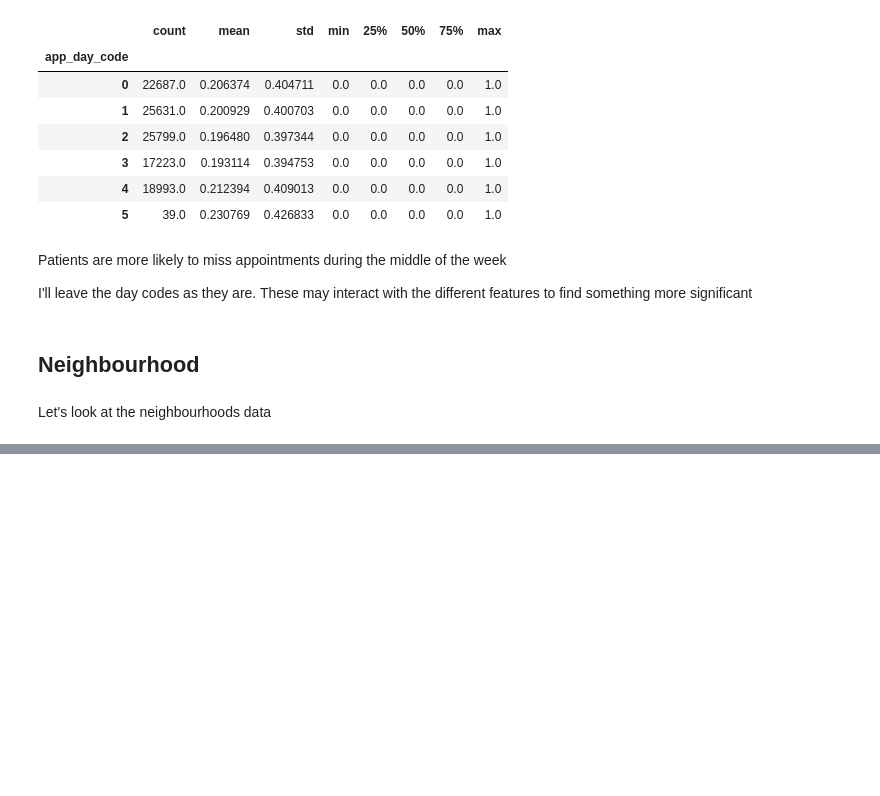
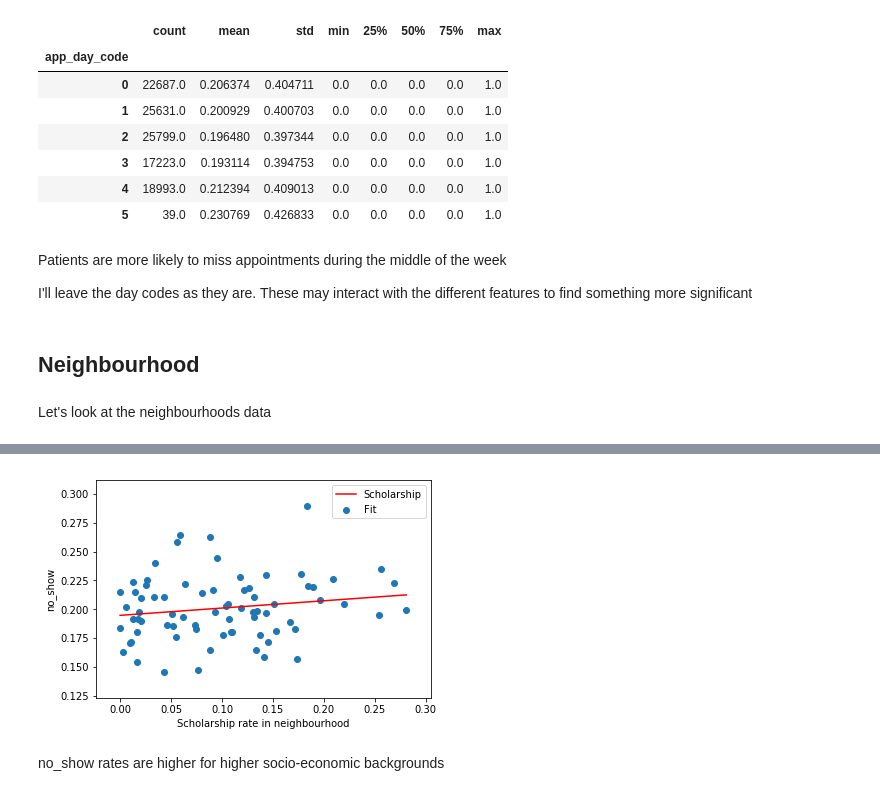
Before and after one commit to idotsuk/patients_no_show, a Jupyter notebook: patient_no_show.ipynb, the cells around one changed output, grey strips where cells are left out. Cells and saved outputs as stored; diff of their text form; code cells hidden in the pictures; blank space fills up the shorter version.

```diff
--- a/patient_no_show.ipynb
+++ b/patient_no_show.ipynb
@@ -407,0 +446,13 @@ Most of the neighborhoods hold 0-0.05% of patients.
+# %%
+nei_data['scholarship'] = data.groupby('Neighbourhood')['Scholarship'].sum()/  data.groupby('Neighbourhood')['Scholarship'].count()
+m,b = np.polyfit(nei_data['scholarship'].values, nei_data['rate'].values, 1)
+plt.scatter(nei_data['scholarship'],nei_data['rate'])
+plt.plot(np.linspace(0,nei_data['scholarship'].max()),np.multiply(np.linspace(0,nei_data['scholarship'].max()),m)+b, color='red')
+plt.legend(['Scholarship','Fit'])
+plt.xlabel('Scholarship rate in neighbourhood')
+plt.ylabel('no_show')
+plt.show()
+# %% [output]
+[figure, added]
+# %% [markdown]
+no_show rates are higher for higher socio-economic backgrounds
```
Also changed, not shown: parts of 8 cells of this notebook.
